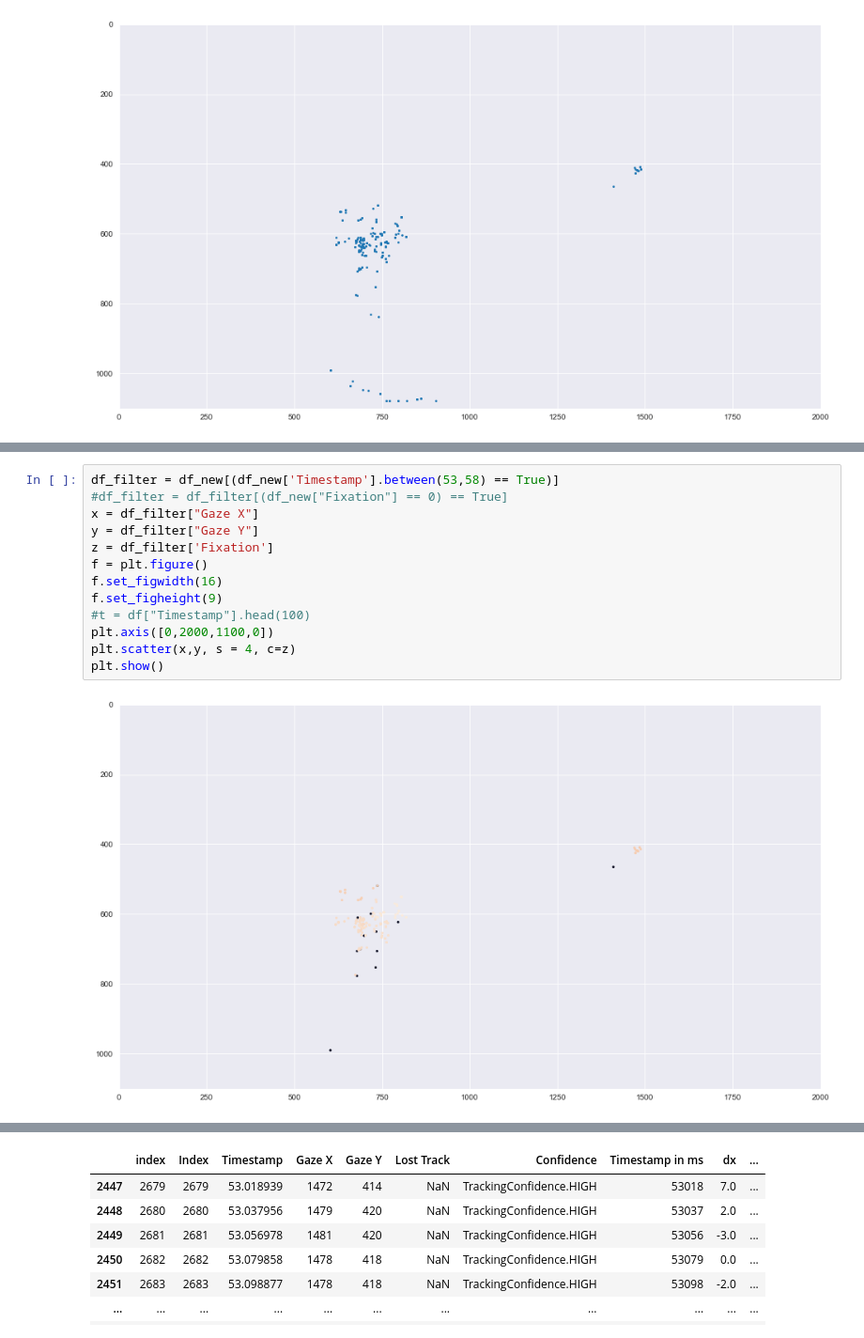
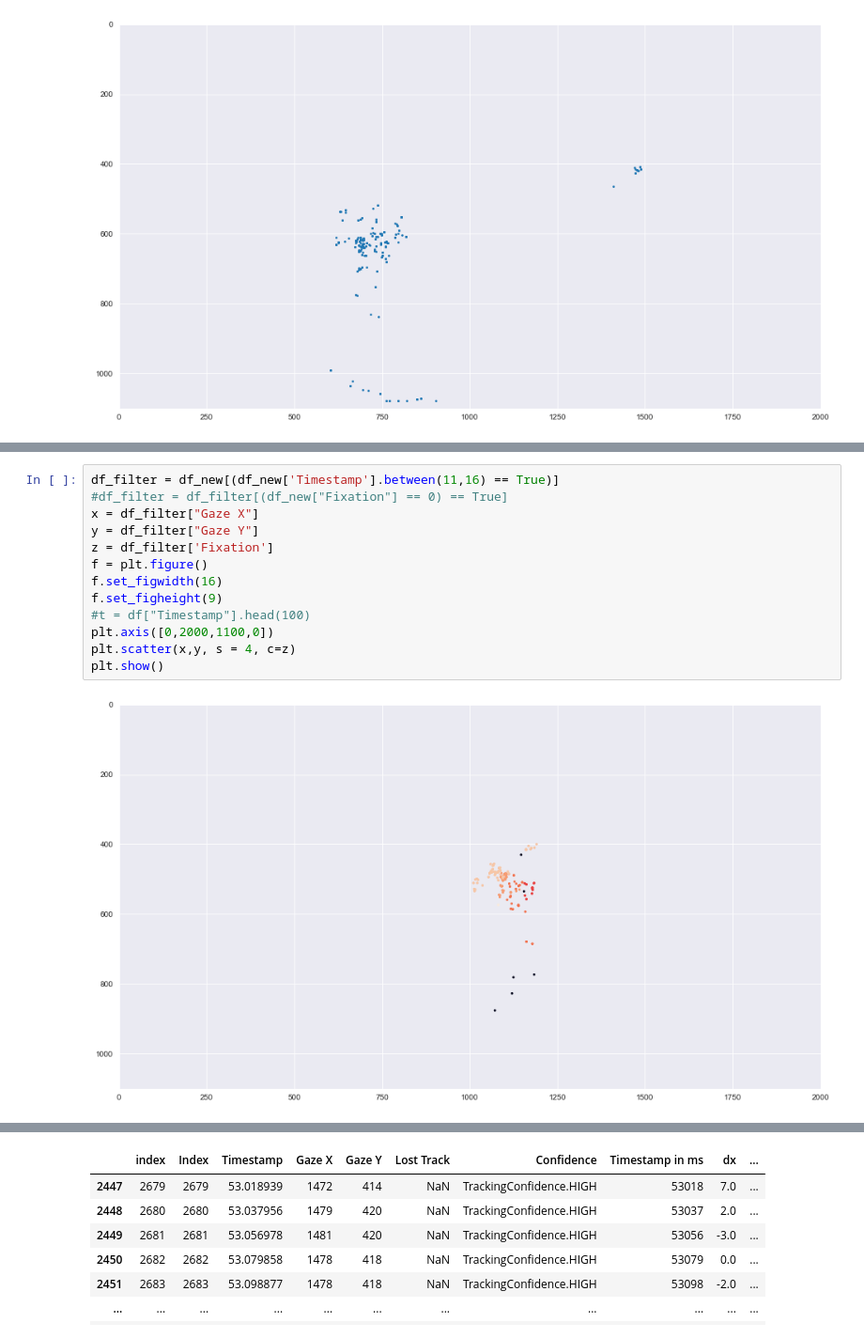
Before and after one commit to giannywise/Eyetracking, a Jupyter notebook: data_analysis.ipynb, the cells around one changed output, grey strips where cells are left out. Shown at 94% size. Drawn from its saved outputs; the diff is of its cells as text.

```diff
--- a/data_analysis.ipynb
+++ b/data_analysis.ipynb
@@ -104,18 +90,18 @@ df_new
 # %%
-df_filter = df_new[(df_new['Timestamp'].between(53,58) == True)]
+df_filter = df_new[(df_new['Timestamp'].between(11,16) == True)]
 #df_filter = df_filter[(df_new["Fixation"] == 0) == True]
 x = df_filter["Gaze X"]
 y = df_filter["Gaze Y"]
 z = df_filter['Fixation']
 f = plt.figure()
 f.set_figwidth(16)
 f.set_figheight(9)
 #t = df["Timestamp"].head(100)
 plt.axis([0,2000,1100,0])
 plt.scatter(x,y, s = 4, c=z)
 plt.show()
 # %% [output]
-[figure, old version]
+[figure, new version]
 # %%
 df_filter[['Gaze X','Gaze Y','Fixation']]
 # %% [output]
```
Also changed, not shown: parts of 2 cells of this notebook, 1 other file.
